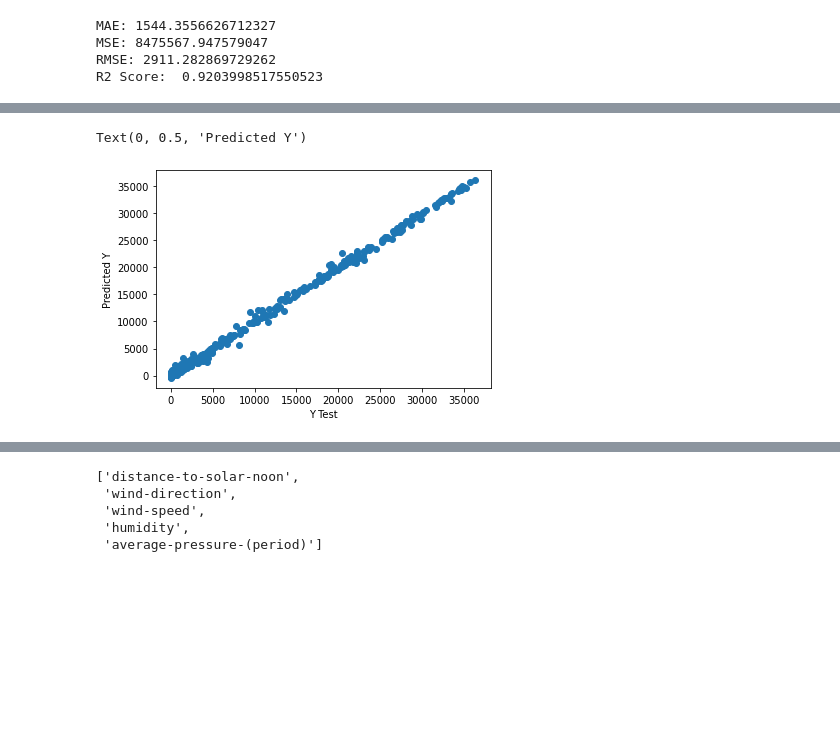
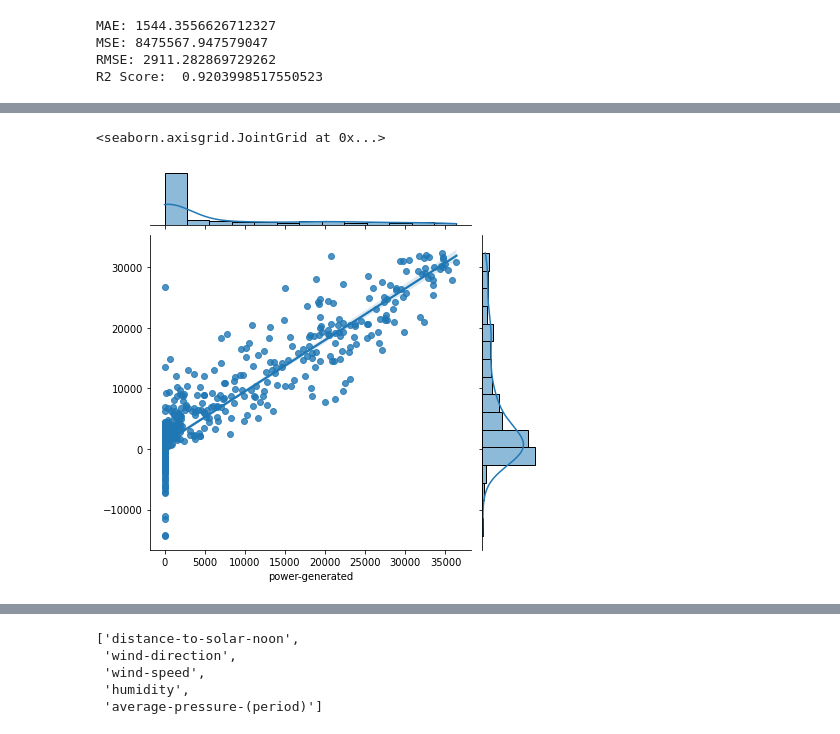
Before and after one commit to Agnij-Moitra/solar-sight, a Jupyter notebook: train.ipynb, the cells around one changed output, grey strips where cells are left out. Drawn from its saved outputs; the diff is of its cells as text; code cells hidden in the pictures; blank space fills up the shorter version.

```diff
--- a/train.ipynb
+++ b/train.ipynb
@@ -206,3 +228,8 @@ R2 Score:  0.9203998517550523
+# %%
+sns.jointplot(x=y_valid, y=mlp_preds, kind='reg')
+# %% [output]
+<seaborn.axisgrid.JointGrid at 0x...>
+[figure, added]
 # %%
 from xgboost import XGBRegressor
 
@@ -227,11 +254,3 @@ xg_scores = -1 * cross_val_score(xg_pipeline, X_valid, y_valid,
 print("MAE scores:\n", xg_scores)
 print("Average MAE score (across experiments):")
 print(xg_scores.mean())
-# %%
-predictions = xg_pipeline.predict(X_valid)
-plt.scatter(y_valid, predictions)
-plt.xlabel('Y Test')
-plt.ylabel('Predicted Y')
-# %% [output]
-Text(0, 0.5, 'Predicted Y')
-[figure, removed]
```
Also changed, not shown: parts of 14 cells of this notebook, 1 other file.
